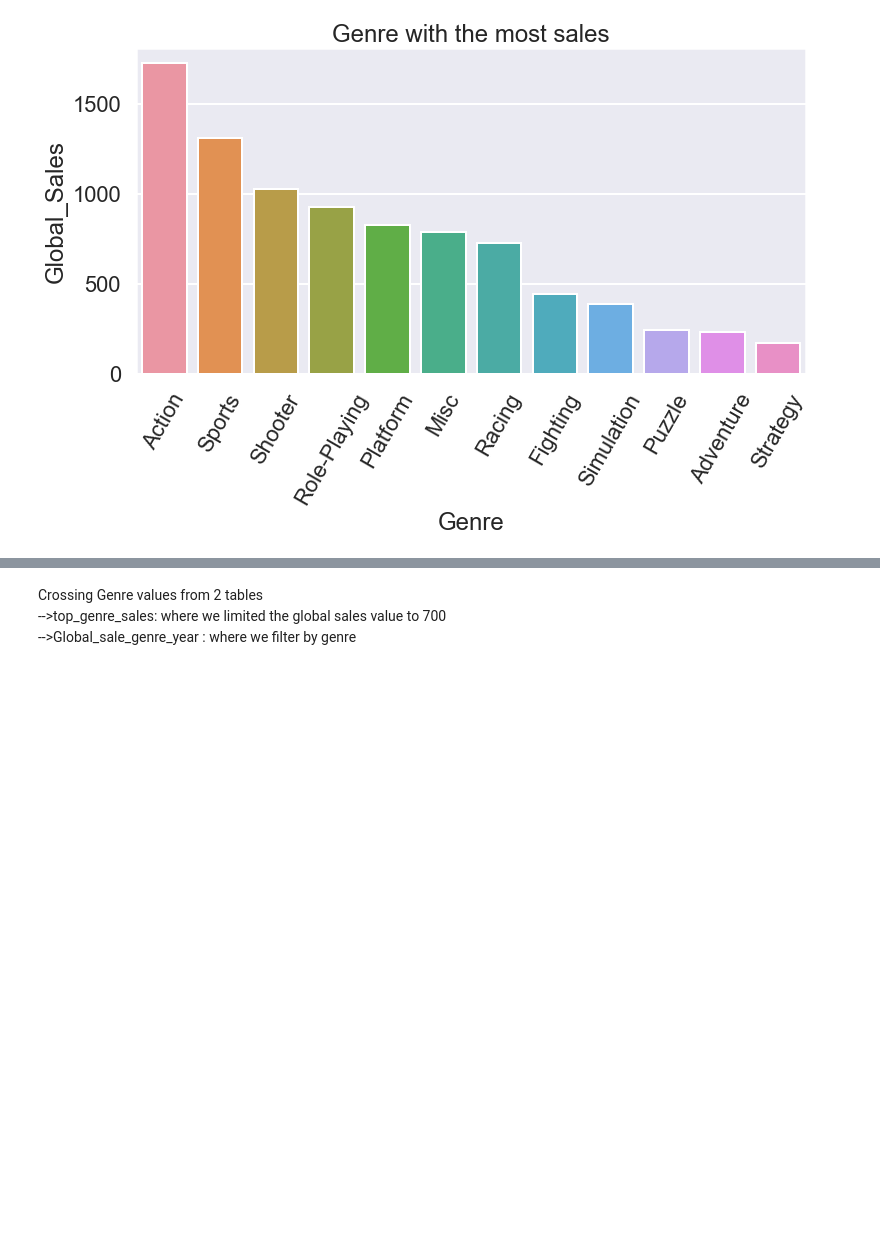
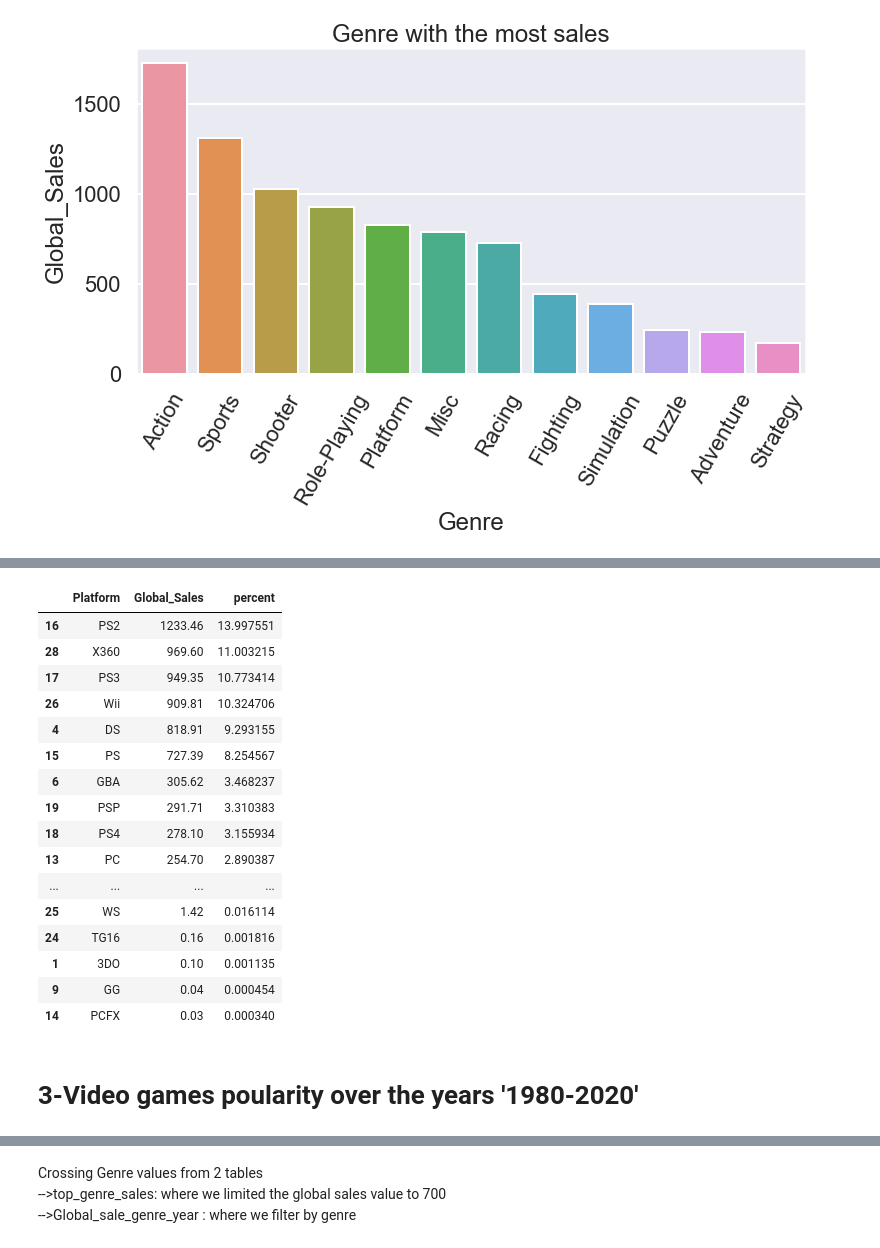
Before and after one commit to KirbyDream/APi_project, a Jupyter notebook: cleaning_VG.ipynb, the cells around one changed output, grey strips where cells are left out. Drawn from its saved outputs; the diff is of its cells as text; code cells hidden in the pictures; blank space fills up the shorter version.

```diff
--- a/cleaning_VG.ipynb
+++ b/cleaning_VG.ipynb
@@ -280,0 +309,24 @@ top_genere_sales
+# %%
+Global_sale_plat['percent'] = (Global_sale_plat['Global_Sales'] /
+                  Global_sale_plat['Global_Sales'].sum()) * 100
+Global_sale_plat.sort_values(by = ["percent"], ascending = False)
+# %% [output]
+|  | Platform | Global_Sales | percent |
+| 16 | PS2 | 1233.46 | 13.997551 |
+| 28 | X360 | 969.60 | 11.003215 |
+| 17 | PS3 | 949.35 | 10.773414 |
+| 26 | Wii | 909.81 | 10.324706 |
+| 4 | DS | 818.91 | 9.293155 |
+| 15 | PS | 727.39 | 8.254567 |
+| 6 | GBA | 305.62 | 3.468237 |
+| 19 | PSP | 291.71 | 3.310383 |
+| 18 | PS4 | 278.10 | 3.155934 |
+| 13 | PC | 254.70 | 2.890387 |
+| ... | ... | ... | ... |
+| 25 | WS | 1.42 | 0.016114 |
+| 24 | TG16 | 0.16 | 0.001816 |
+| 1 | 3DO | 0.10 | 0.001135 |
+| 9 | GG | 0.04 | 0.000454 |
+| 14 | PCFX | 0.03 | 0.000340 |
+# %% [markdown]
+# 3-Video games poularity over the years '1980-2020'
```
Also changed, not shown: parts of 86 cells of this notebook, 4 other files.
